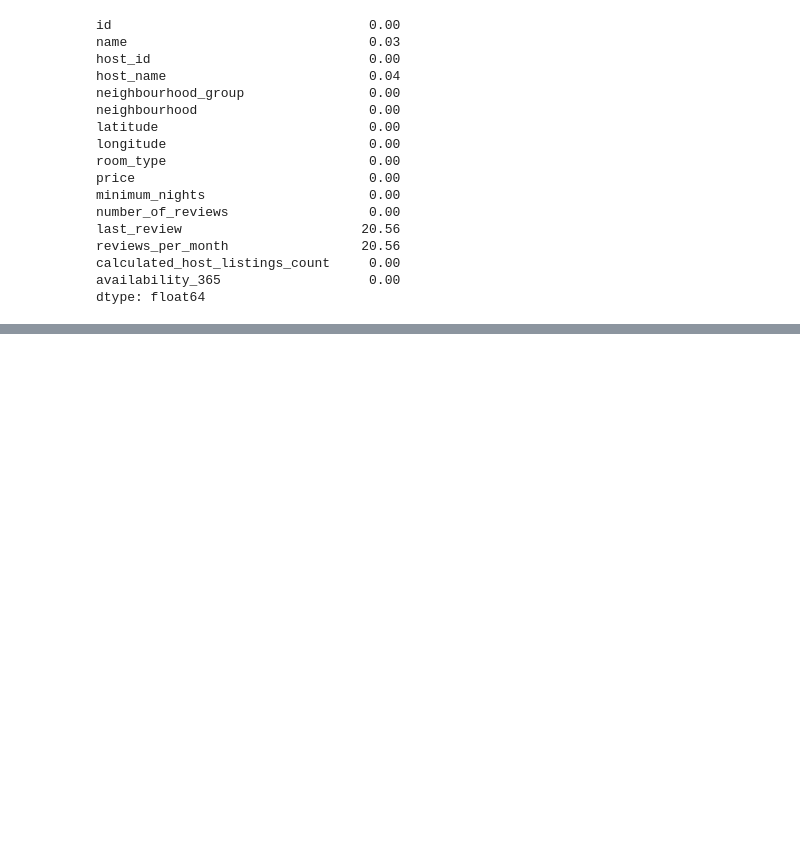
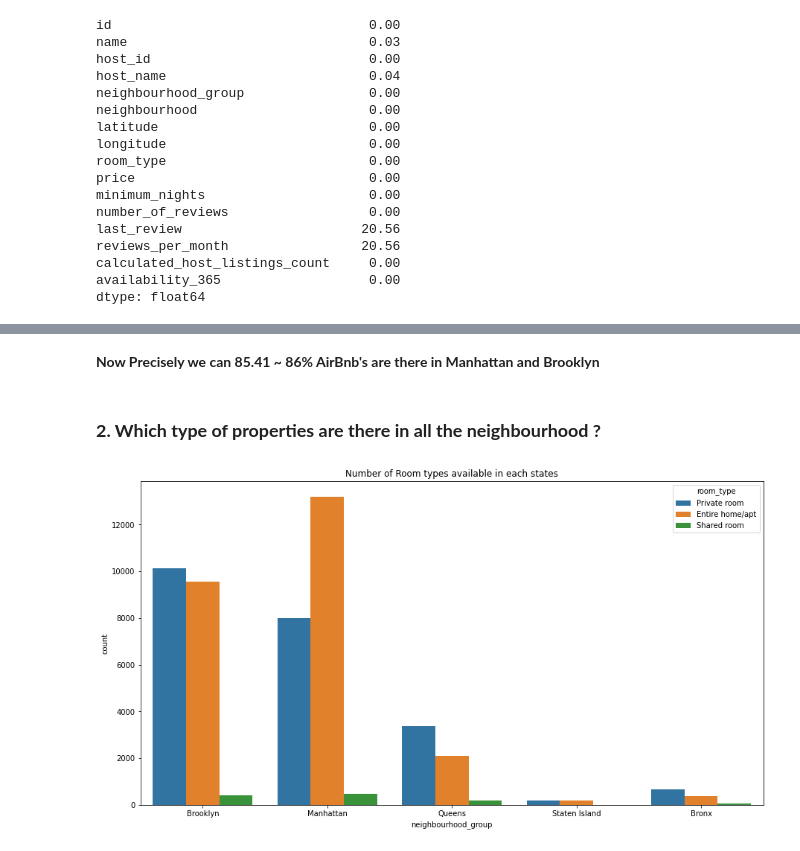
Before and after one commit to soopertramp/Capstone-1-Submission, a Jupyter notebook: AirBnb Bookings Analysis.ipynb, the cells around one changed output, grey strips where cells are left out. Saved outputs shown, nothing was run; the diff lists cells and outputs as text; code cells hidden in the pictures; blank space fills up the shorter version.

```diff
--- a/AirBnb Bookings Analysis.ipynb
+++ b/AirBnb Bookings Analysis.ipynb
@@ -134,0 +244,11 @@ booking_df.describe()
+# %% [markdown]
+**Now Precisely we can 85.41 ~ 86% AirBnb's are there in Manhattan and Brooklyn**
+# %% [markdown]
+### **2. Which type of properties are there in all the neighbourhood ?**
+# %%
+plt.figure(figsize=(15,8))
+sns.countplot(booking_df1['neighbourhood_group'],hue=booking_df1['room_type'])
+plt.title('Number of Room types available in each states')
+plt.show()
+# %% [output]
+[figure, added]
```
Also changed, not shown: parts of 35 cells of this notebook.
